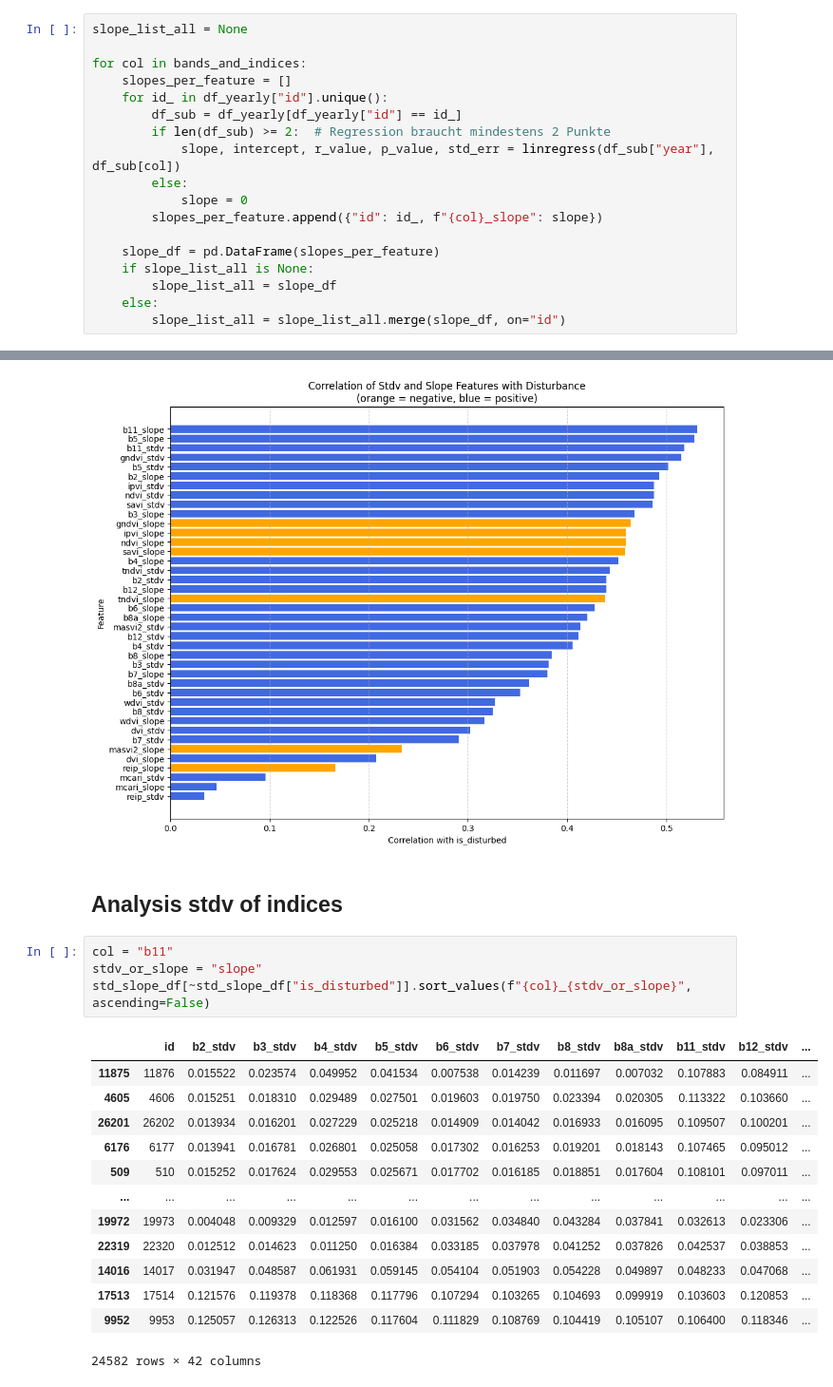
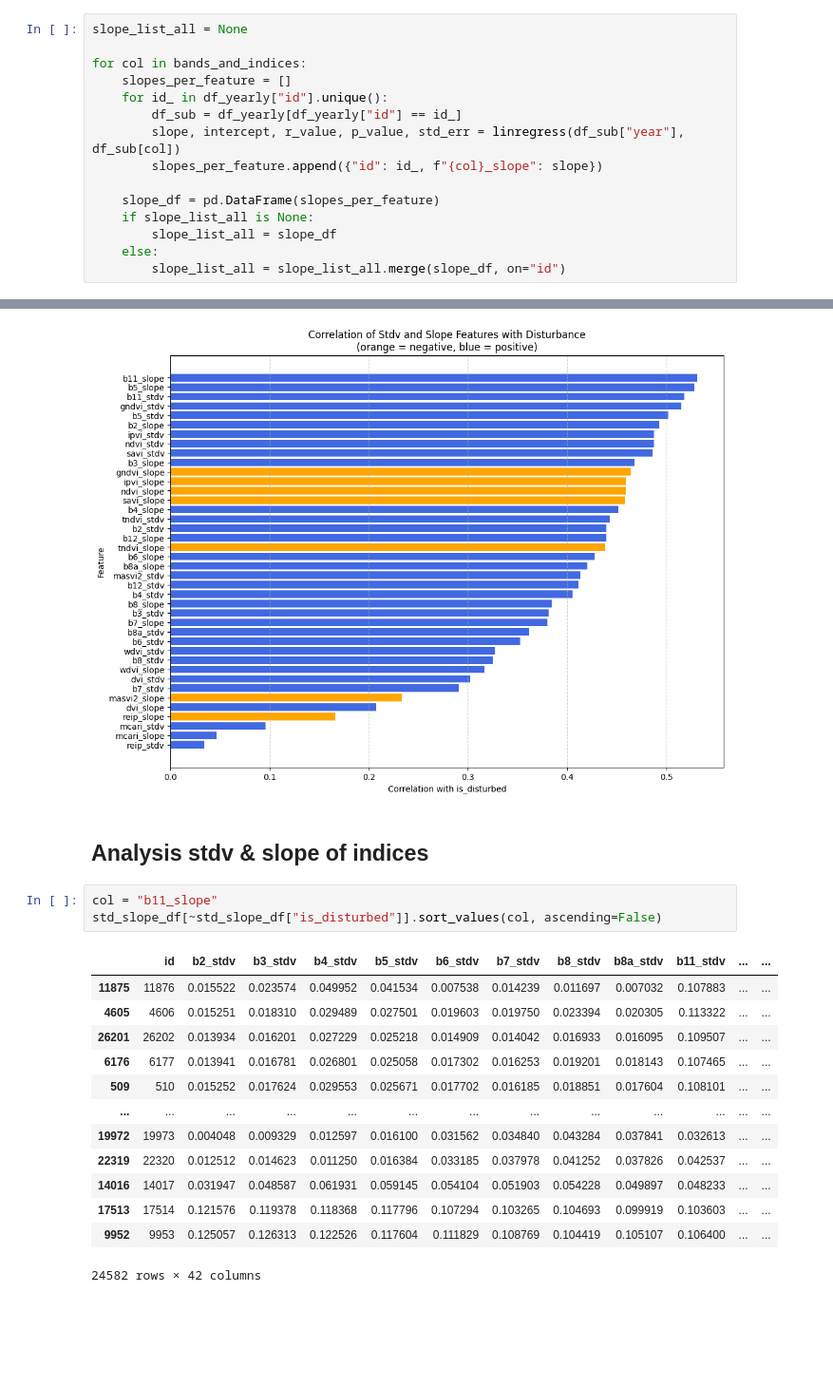
Before and after one commit to RafaelRiesle/tree_classification, a Jupyter notebook: notebooks/evelin/detect_disturbed_trees.ipynb, the cells around one changed output, grey strips where cells are left out. Shown at 95% size. Saved outputs shown, nothing was run; the diff lists cells and outputs as text; blank space fills up the shorter version.

```diff
--- a/notebooks/evelin/detect_disturbed_trees.ipynb
+++ b/notebooks/evelin/detect_disturbed_trees.ipynb
@@ -77,10 +83,7 @@ for col in bands_and_indices:
     slopes_per_feature = []
     for id_ in df_yearly["id"].unique():
         df_sub = df_yearly[df_yearly["id"] == id_]
-        if len(df_sub) >= 2:  # Regression braucht mindestens 2 Punkte
-            slope, intercept, r_value, p_value, std_err = linregress(df_sub["year"], df_sub[col])
-        else:
-            slope = 0
+        slope, intercept, r_value, p_value, std_err = linregress(df_sub["year"], df_sub[col])
         slopes_per_feature.append({"id": id_, f"{col}_slope": slope})
 
     slope_df = pd.DataFrame(slopes_per_feature)
@@ -158,23 +161,22 @@ plt.show()
 # %% [output]
 [figure]
 # %% [markdown]
-## Analysis stdv of indices
+## Analysis stdv & slope of indices
 # %%
-col = "b11"
-stdv_or_slope = "slope"
-std_slope_df[~std_slope_df["is_disturbed"]].sort_values(f"{col}_{stdv_or_slope}", ascending=False)
+col = "b11_slope"
+std_slope_df[~std_slope_df["is_disturbed"]].sort_values(col, ascending=False)
 # %% [output]
-|  | id | b2_stdv | b3_stdv | b4_stdv | b5_stdv | b6_stdv | b7_stdv | b8_stdv | b8a_stdv | b11_stdv | b12_stdv | ... |
-| 11875 | 11876 | 0.015522 | 0.023574 | 0.049952 | 0.041534 | 0.007538 | 0.014239 | 0.011697 | 0.007032 | 0.107883 | 0.084911 | ... |
-| 4605 | 4606 | 0.015251 | 0.018310 | 0.029489 | 0.027501 | 0.019603 | 0.019750 | 0.023394 | 0.020305 | 0.113322 | 0.103660 | ... |
-| 26201 | 26202 | 0.013934 | 0.016201 | 0.027229 | 0.025218 | 0.014909 | 0.014042 | 0.016933 | 0.016095 | 0.109507 | 0.100201 | ... |
-| 6176 | 6177 | 0.013941 | 0.016781 | 0.026801 | 0.025058 | 0.017302 | 0.016253 | 0.019201 | 0.018143 | 0.107465 | 0.095012 | ... |
-| 509 | 510 | 0.015252 | 0.017624 | 0.029553 | 0.025671 | 0.017702 | 0.016185 | 0.018851 | 0.017604 | 0.108101 | 0.097011 | ... |
+|  | id | b2_stdv | b3_stdv | b4_stdv | b5_stdv | b6_stdv | b7_stdv | b8_stdv | b8a_stdv | b11_stdv | ... | ... |
+| 11875 | 11876 | 0.015522 | 0.023574 | 0.049952 | 0.041534 | 0.007538 | 0.014239 | 0.011697 | 0.007032 | 0.107883 | ... | ... |
+| 4605 | 4606 | 0.015251 | 0.018310 | 0.029489 | 0.027501 | 0.019603 | 0.019750 | 0.023394 | 0.020305 | 0.113322 | ... | ... |
+| 26201 | 26202 | 0.013934 | 0.016201 | 0.027229 | 0.025218 | 0.014909 | 0.014042 | 0.016933 | 0.016095 | 0.109507 | ... | ... |
+| 6176 | 6177 | 0.013941 | 0.016781 | 0.026801 | 0.025058 | 0.017302 | 0.016253 | 0.019201 | 0.018143 | 0.107465 | ... | ... |
+| 509 | 510 | 0.015252 | 0.017624 | 0.029553 | 0.025671 | 0.017702 | 0.016185 | 0.018851 | 0.017604 | 0.108101 | ... | ... |
 | ... | ... | ... | ... | ... | ... | ... | ... | ... | ... | ... | ... | ... |
-| 19972 | 19973 | 0.004048 | 0.009329 | 0.012597 | 0.016100 | 0.031562 | 0.034840 | 0.043284 | 0.037841 | 0.032613 | 0.023306 | ... |
-| 22319 | 22320 | 0.012512 | 0.014623 | 0.011250 | 0.016384 | 0.033185 | 0.037978 | 0.041252 | 0.037826 | 0.042537 | 0.038853 | ... |
-| 14016 | 14017 | 0.031947 | 0.048587 | 0.061931 | 0.059145 | 0.054104 | 0.051903 | 0.054228 | 0.049897 | 0.048233 | 0.047068 | ... |
-| 17513 | 17514 | 0.121576 | 0.119378 | 0.118368 | 0.117796 | 0.107294 | 0.103265 | 0.104693 | 0.099919 | 0.103603 | 0.120853 | ... |
-| 9952 | 9953 | 0.125057 | 0.126313 | 0.122526 | 0.117604 | 0.111829 | 0.108769 | 0.104419 | 0.105107 | 0.106400 | 0.118346 | ... |
+| 19972 | 19973 | 0.004048 | 0.009329 | 0.012597 | 0.016100 | 0.031562 | 0.034840 | 0.043284 | 0.037841 | 0.032613 | ... | ... |
+| 22319 | 22320 | 0.012512 | 0.014623 | 0.011250 | 0.016384 | 0.033185 | 0.037978 | 0.041252 | 0.037826 | 0.042537 | ... | ... |
+| 14016 | 14017 | 0.031947 | 0.048587 | 0.061931 | 0.059145 | 0.054104 | 0.051903 | 0.054228 | 0.049897 | 0.048233 | ... | ... |
+| 17513 | 17514 | 0.121576 | 0.119378 | 0.118368 | 0.117796 | 0.107294 | 0.103265 | 0.104693 | 0.099919 | 0.103603 | ... | ... |
+| 9952 | 9953 | 0.125057 | 0.126313 | 0.122526 | 0.117604 | 0.111829 | 0.108769 | 0.104419 | 0.105107 | 0.106400 | ... | ... |
 24582 rows × 42 columns
 # %%
```
Also changed, not shown: parts of 19 cells of this notebook, 1 other file.
